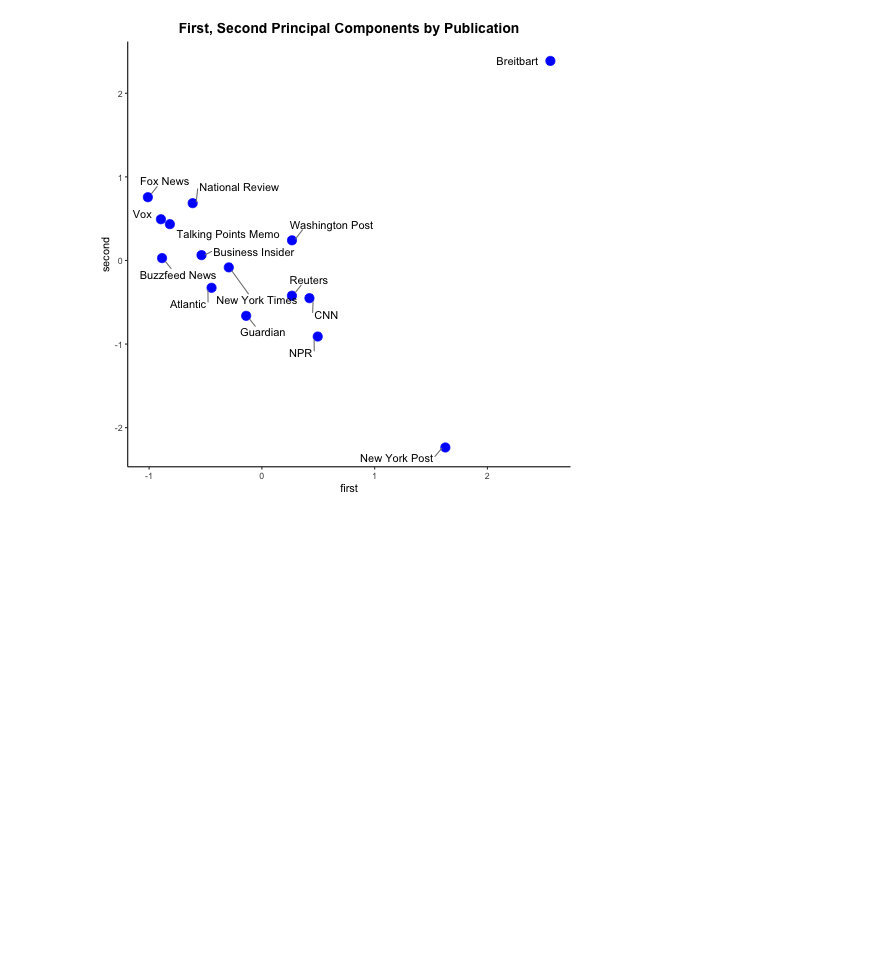
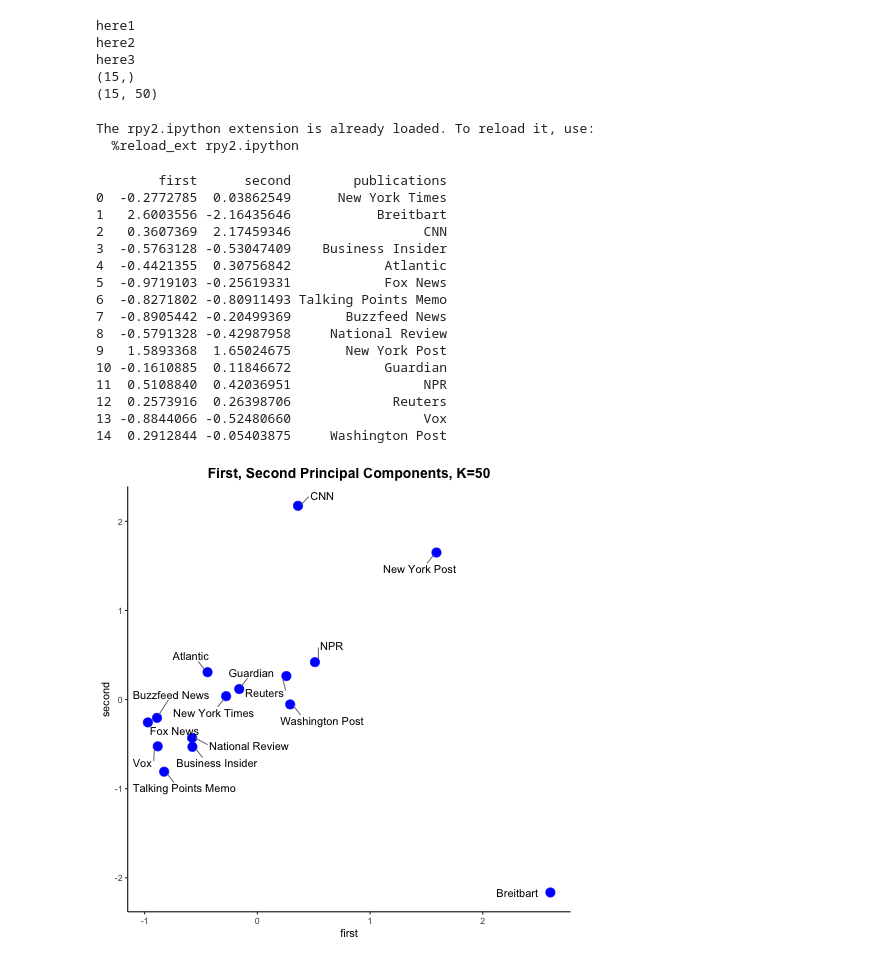
Before and after one commit to e-stranger/stats_199, a Jupyter notebook: 199_Project.ipynb, the cells around one changed output. Cells and saved outputs as stored; diff of their text form; code cells hidden in the pictures; blank space fills up the shorter version.

```diff
--- a/199_Project.ipynb
+++ b/199_Project.ipynb
@@ -3,21 +5,26 @@
 # %%
-from sklearn.decomposition import LatentDirichletAllocation, NMF, PCA
+from sklearn.decomposition import PCA
 from sklearn.cluster import KMeans
 from sklearn.feature_extraction.text import TfidfVectorizer
-from utils import get_logger, get_now
-import pandas, sys, json, datetime, re, pickle
+import pandas, datetime, re
 import numpy as np
+from nltk.stem.snowball import EnglishStemmer
+from sklearn.preprocessing import scale
 
-def load_dataset(filename, sample=None):
+"""Attempts to load csv at `filename`, exits with non-zero status code if
+fails. If optional `n_sample` argument is specified, randomly samples `n_sample`
+rows and returns that DataFrame. Returns all rows by default.
+"""
+def load_dataset(filename, n_sample=None):
     try:
         df = pandas.read_csv(filename)
-        if sample:
-            df = df.sample(sample)
+        if n_sample:
+            df = df.sample(n_sample)
         return df
     except FileNotFoundError:
         print("File not found!")
-        return None
+        exit(1)
     except Exception as e:
         print(str(e))
-        return None
+        exit(2)
 # %%
@@ -113,11 +128,27 @@ daf = pandas.DataFrame(matrix, columns=['first', 'second', 'third'])
+# %%
+n_topics=50
+
+matrix, publications = run_kmeans("article_data/full_articles.csv",
+                                  n_topics=n_topics,
+                                  ngram_range=(1,3),
+                                  n_components=2)
+
+daf = pandas.DataFrame(matrix, columns=['first', 'second'])
+daf.to_csv("k{}.csv".format(n_topics))
+# %% [output]
+here1
+here2
+here3
+(15,)
+(15, 50)
 # %%
 import pandas, rpy2;
 import rpy2.robjects.numpy2ri, rpy2.robjects.pandas2ri;
 rpy2.robjects.numpy2ri.activate();
 rpy2.robjects.pandas2ri.activate();
-
-
-rpy2.robjects.r['options'](warn=-1)
-
-%reload_ext rpy2.ipython
+#rpy2.robjects.r['options'](warn=-1)
+%load_ext rpy2.ipython
+# %% [output]
+The rpy2.ipython extension is already loaded. To reload it, use:
+  %reload_ext rpy2.ipython
 # %%
@@ -126,13 +157,34 @@ rpy2.robjects.r['options'](warn=-1)
 # %%
 %%R library(ggplot2); library(dplyr); library(ggrepel); library(plotly);
 daf$publications = publications
+print(daf)
+
+
 graph = daf %>% ggplot() + aes(x=first, y=second) + geom_point(size=4, shape=19, color="blue") + geom_text_repel(aes(label=publications),box.padding   = 0.35,
                   point.padding = 0.5,
-                  segment.color = 'grey50') + theme_classic() + ggtitle('First, Second Principal Components by Publication') + theme(plot.title=element_text(hjust=0.5, size=14, face="bold"))
+                  segment.color = 'grey50') + theme_classic() + ggtitle('First, Second Principal Components, K=50') + theme(plot.title=element_text(hjust=0.5,
+                                                                                                                                                   size=14,
+                                                                                                                                                   face="bold")) + ggsave("k50.png")
 
 
 print(graph)
 
-plot_ly(daf, x=~first, y=~second, z=~third, text= ~ as.factor(publications)) %>% add_markers()
+#plot_ly(daf, x=~first, y=~second, z=~third, text= ~ as.factor(publications)) %>% add_markers()
 # %% [output]
+        first      second        publications
+0  -0.2772785  0.03862549      New York Times
+1   2.6003556 -2.16435646           Breitbart
+2   0.3607369  2.17459346                 CNN
+3  -0.5763128 -0.53047409    Business Insider
+4  -0.4421355  0.30756842            Atlantic
+5  -0.9719103 -0.25619331            Fox News
+6  -0.8271802 -0.80911493 Talking Points Memo
+7  -0.8905442 -0.20499369       Buzzfeed News
+8  -0.5791328 -0.42987958     National Review
+9   1.5893368  1.65024675       New York Post
+10 -0.1610885  0.11846672            Guardian
+11  0.5108840  0.42036951                 NPR
+12  0.2573916  0.26398706             Reuters
+13 -0.8844066 -0.52480660                 Vox
+14  0.2912844 -0.05403875     Washington Post
-[figure, old version]
+[figure, new version]
```
Also changed, not shown: parts of 8 cells of this notebook, 1 other file.
